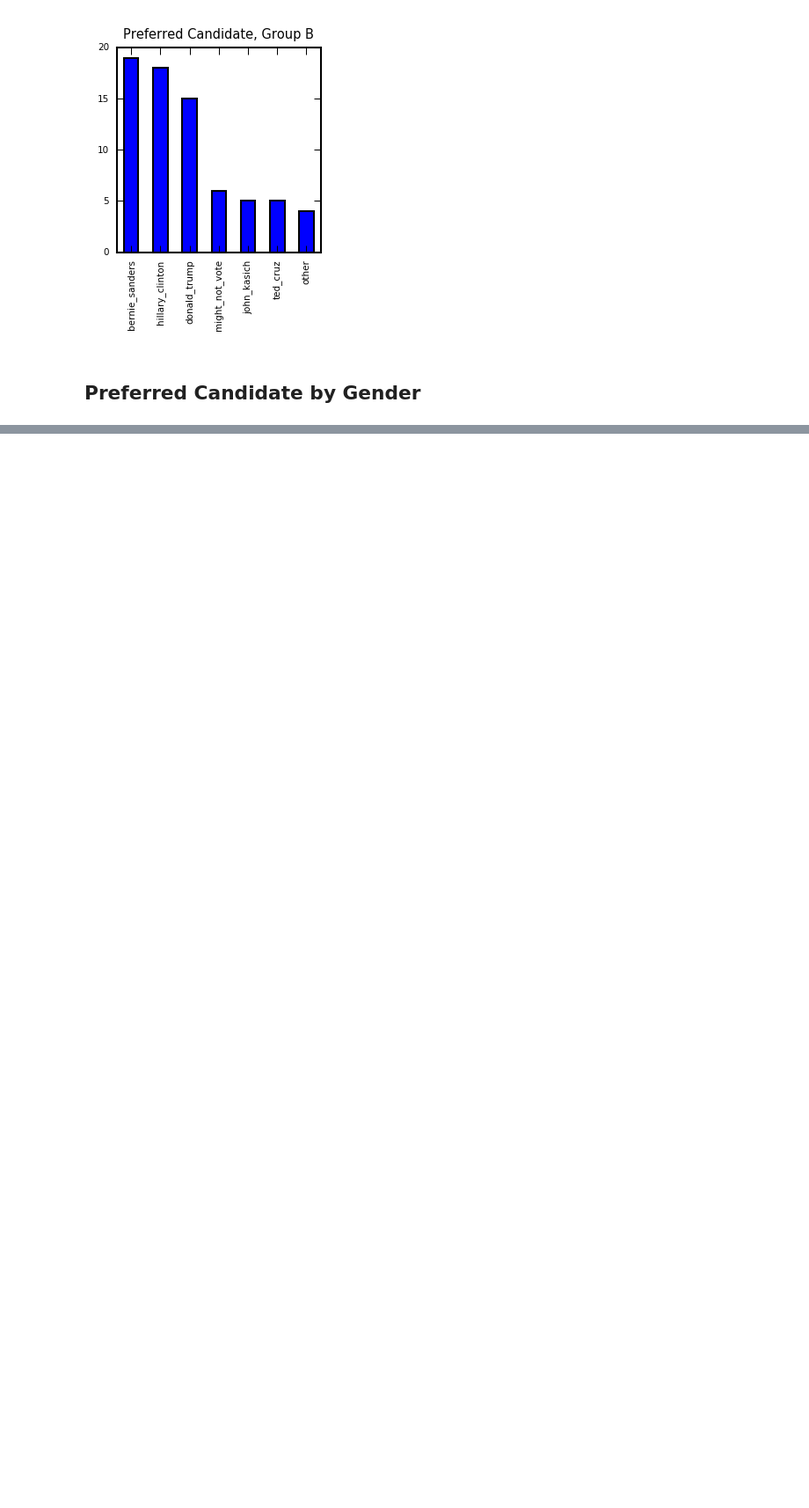
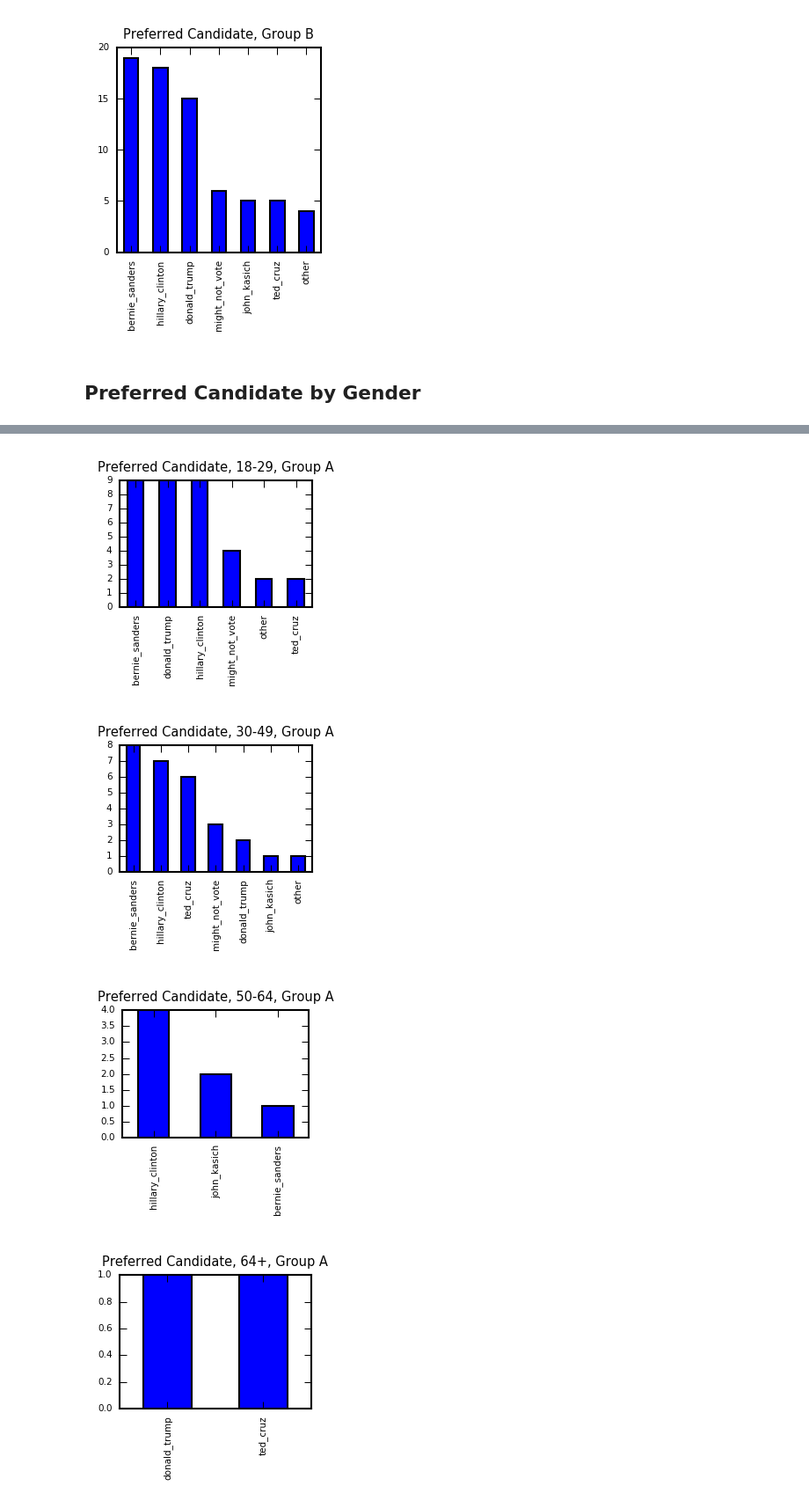
Before and after one commit to sbchou/ANALYSIS, a Jupyter notebook: SURVEY/RESULTS/SurveyDemographics.ipynb, the cells around one changed output, grey strips where cells are left out. Shown at 88% size. Saved outputs shown, nothing was run; the diff lists cells and outputs as text; code cells hidden in the pictures; blank space fills up the shorter version.

```diff
--- a/SURVEY/RESULTS/SurveyDemographics.ipynb
+++ b/SURVEY/RESULTS/SurveyDemographics.ipynb
@@ -163,0 +181,29 @@ plt.show()
+# %%
+group_A[group_A.age_group=='18-29'].if_the_election_were_tomorrow_i_would_vote_for.value_counts().plot(kind='bar', fontsize=5)
+plt.title('Preferred Candidate, 18-29, Group A', fontsize=7)
+plt.tight_layout()
+plt.savefig('FIGS/voting_for_A_18_29.png')
+plt.show()
+
+group_A[group_A.age_group=='30-49'].if_the_election_were_tomorrow_i_would_vote_for.value_counts().plot(kind='bar', fontsize=5)
+plt.title('Preferred Candidate, 30-49, Group A', fontsize=7)
+plt.tight_layout()
+plt.savefig('FIGS/voting_for_A_30_49.png')
+plt.show()
+
+group_A[group_A.age_group=='50-64'].if_the_election_were_tomorrow_i_would_vote_for.value_counts().plot(kind='bar', fontsize=5)
+plt.title('Preferred Candidate, 50-64, Group A', fontsize=7)
+plt.tight_layout()
+plt.savefig('FIGS/voting_for_A_50_64.png')
+plt.show()
+
+group_A[group_A.age_group=='64+'].if_the_election_were_tomorrow_i_would_vote_for.value_counts().plot(kind='bar', fontsize=5)
+plt.title('Preferred Candidate, 64+, Group A', fontsize=7)
+plt.tight_layout()
+plt.savefig('FIGS/voting_for_A_64.png')
+plt.show()
+# %% [output]
+[figure, added]
+[figure, added]
+[figure, added]
+[figure, added]
```
Also changed, not shown: parts of 8 cells of this notebook, 30 other files.
